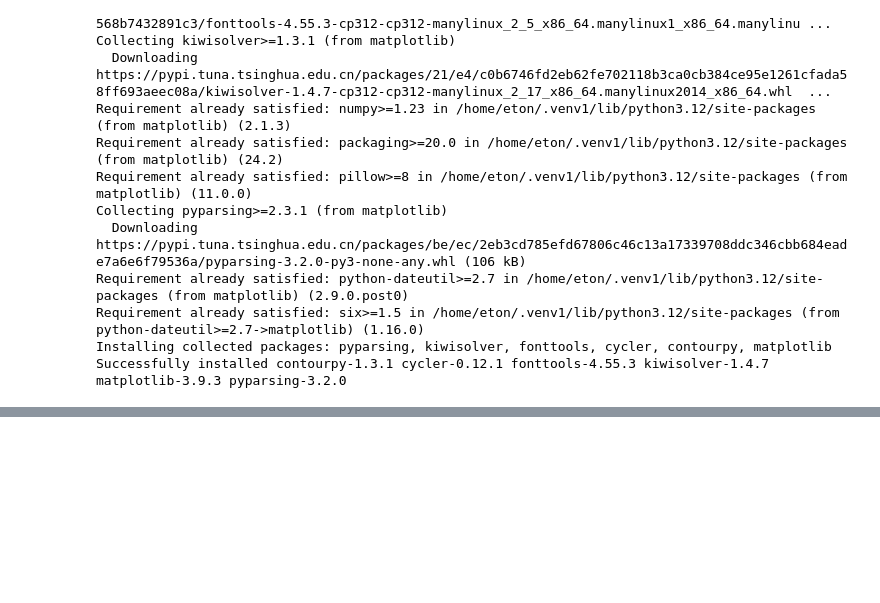
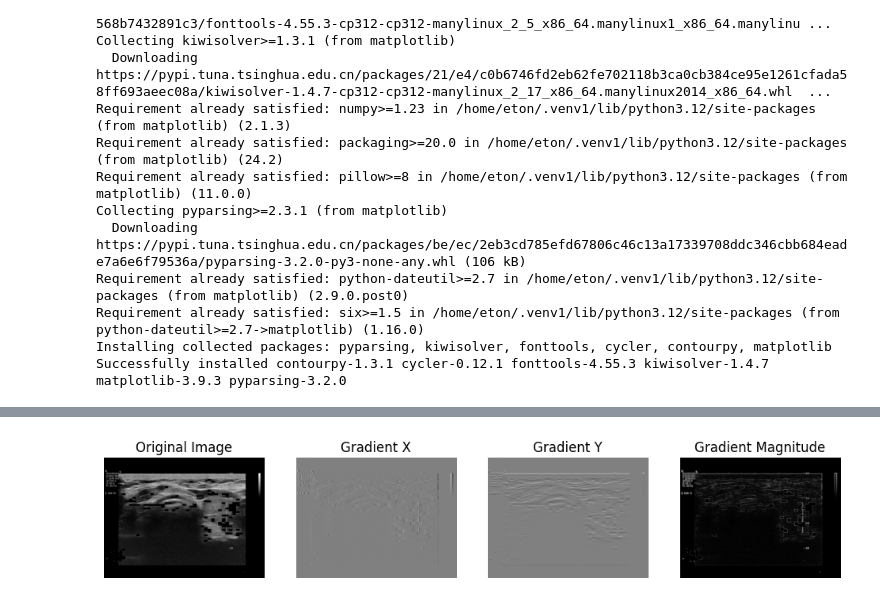
Before and after one commit to bibaodi/thyroid_train01, a Jupyter notebook: processImgs/itkpocus_Preprocessing_Examples.ipynb, the cells around one changed output, grey strips where cells are left out. Drawn from its saved outputs; the diff is of its cells as text; code cells hidden in the pictures; blank space fills up the shorter version.

Commit message:
getUSimgRectByGradientPhase notebook

```diff
--- a/processImgs/itkpocus_Preprocessing_Examples.ipynb
+++ b/processImgs/itkpocus_Preprocessing_Examples.ipynb
@@ -406,0 +421,44 @@ Successfully installed contourpy-1.3.1 cycler-0.12.1 fonttools-4.55.3 kiwisolver
+# %%
+def drawImgGradient(imageBgr):
+    # Load the image in grayscale
+    gray_image = cv2.cvtColor(imageBgr, cv2.COLOR_BGR2GRAY)
+    # Compute the gradient in the x direction
+    grad_x = cv2.Sobel(gray_image, cv2.CV_64F, 1, 0, ksize=3)
+
+    # Compute the gradient in the y direction
+    grad_y = cv2.Sobel(gray_image, cv2.CV_64F, 0, 1, ksize=3)
+
+    # Compute the gradient magnitude
+    grad_magnitude = cv2.magnitude(grad_x, grad_y)
+
+    # Compute the gradient direction
+    grad_direction = cv2.phase(grad_x, grad_y, angleInDegrees=True)
+
+    # Display the results
+    plt.figure(figsize=(12, 6))
+
+    plt.subplot(1, 4, 1)
+    plt.title('Original Image')
+    plt.imshow(gray_image, cmap='gray')
+    plt.axis('off')
+
+    plt.subplot(1, 4, 2)
+    plt.title('Gradient X')
+    plt.imshow(grad_x, cmap='gray')
+    plt.axis('off')
+
+    plt.subplot(1, 4, 3)
+    plt.title('Gradient Y')
+    plt.imshow(grad_y, cmap='gray')
+    plt.axis('off')
+
+    plt.subplot(1, 4, 4)
+    plt.title('Gradient Magnitude')
+    plt.imshow(grad_magnitude, cmap='gray')
+    plt.axis('off')
+
+    plt.show()
+
+drawImgGradient(img)
+# %% [output]
+[figure, added]
```
Also changed, not shown: parts of 6 cells of this notebook.
